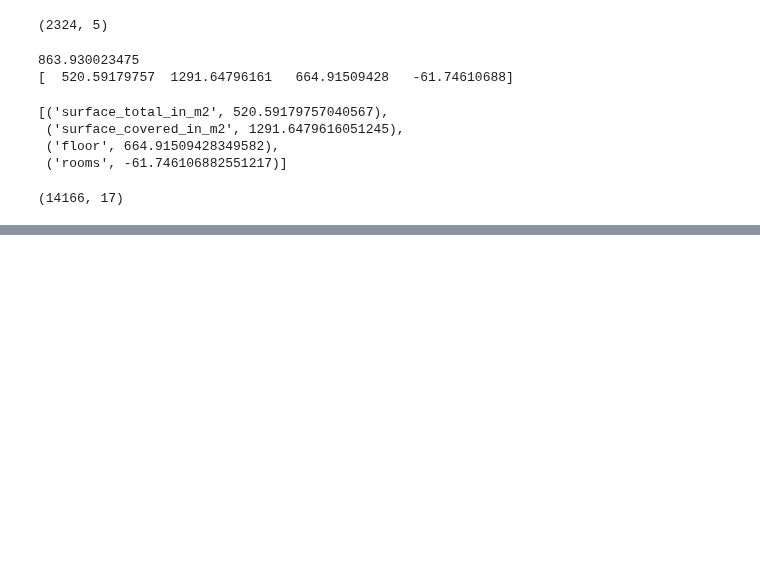
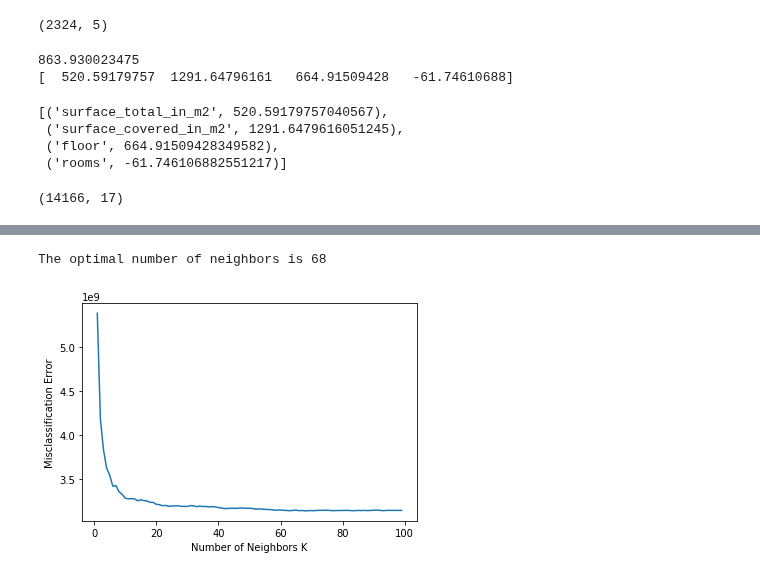
Before and after one commit to nicolaslongo/datos-TP1, a Jupyter notebook: RegresionLineal2016.ipynb, the cells around one changed output, grey strips where cells are left out. Drawn from its saved outputs; the diff is of its cells as text; code cells hidden in the pictures; blank space fills up the shorter version.

Commit message:
intento de cross-validation

```diff
--- a/RegresionLineal2016.ipynb
+++ b/RegresionLineal2016.ipynb
@@ -172,0 +175,8 @@ test_float.head()
+# %%
+#Un ejemplo de knn
+from sklearn.neighbors import KNeighborsRegressor
+knn = KNeighborsRegressor(n_neighbors=5, metric='euclidean')
+knn.fit(X, y)
+
+test_float['price_aprox_usd_KNN'] = knn.predict(test_float.loc[:, ['surface_total_in_m2', 'surface_covered_in_m2', 'floor', 'rooms']])
+test_float.head()
@@ -172,0 +190,33 @@ test_float.head()
+# %%
+#Knn con cross-validation
+from sklearn.model_selection import cross_val_score
+# creating odd list of K for KNN
+neighbors = list(range(1,100))
+
+
+# subsetting just the odd ones
+#neighbors = filter(lambda x: x % 2 != 0, myList)
+
+# empty list that will hold cv scores
+cv_scores = []
+
+# perform 10-fold cross validation
+for k in neighbors:
+    knn = KNeighborsRegressor(n_neighbors=k, metric='euclidean')
+    scores = cross_val_score(knn, X, y, cv=10, scoring='neg_mean_squared_error')
+    cv_scores.append(scores.mean())
+# %%
+MSE = [1 - x for x in cv_scores]
+
+# determining best k
+optimal_k = neighbors[MSE.index(min(MSE))]
+print "The optimal number of neighbors is %d" % optimal_k
+
+# plot misclassification error vs k
+plt.plot(neighbors, MSE)
+plt.xlabel('Number of Neighbors K')
+plt.ylabel('Misclassification Error')
+plt.show()
+# %% [output]
+The optimal number of neighbors is 68
+[figure, added]
```
Also changed, not shown: parts of 4 cells of this notebook.
